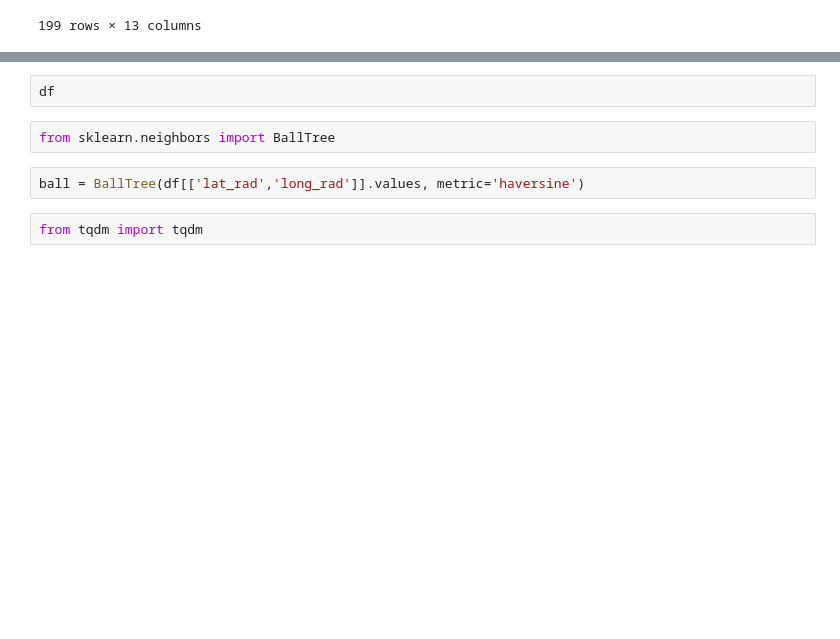
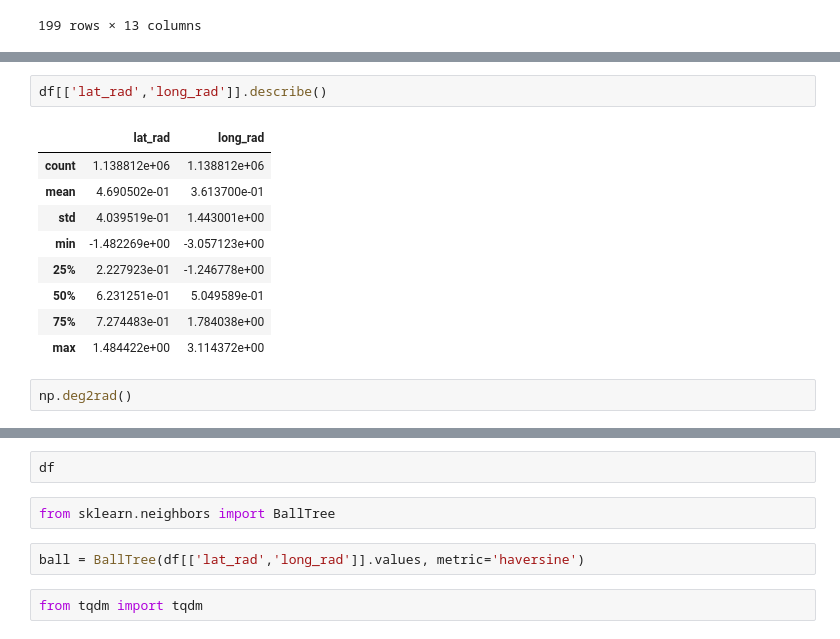
Before and after one commit to 0xjrr/foursquare-location-matching, a Jupyter notebook: fousquare_first_analysis.ipynb, the cells around one changed output, grey strips where cells are left out. Cells and saved outputs as stored; diff of their text form; blank space fills up the shorter version.

```diff
--- a/fousquare_first_analysis.ipynb
+++ b/fousquare_first_analysis.ipynb
@@ -120,2 +186,16 @@ def coord2xyz(lat,long):
+# %%
+df[['lat_rad','long_rad']].describe()
+# %% [output]
+|  | lat_rad | long_rad |
+| count | 1.138812e+06 | 1.138812e+06 |
+| mean | 4.690502e-01 | 3.613700e-01 |
+| std | 4.039519e-01 | 1.443001e+00 |
+| min | -1.482269e+00 | -3.057123e+00 |
+| 25% | 2.227923e-01 | -1.246778e+00 |
+| 50% | 6.231251e-01 | 5.049589e-01 |
+| 75% | 7.274483e-01 | 1.784038e+00 |
+| max | 1.484422e+00 | 3.114372e+00 |
+# %%
+np.deg2rad()
 # %%
 df[[ 'latitude', 'longitude']].apply(lambda x: coord2xyz(x.latitude, x.longitude), axis=1)
```
Also changed, not shown: parts of 11 cells of this notebook.
